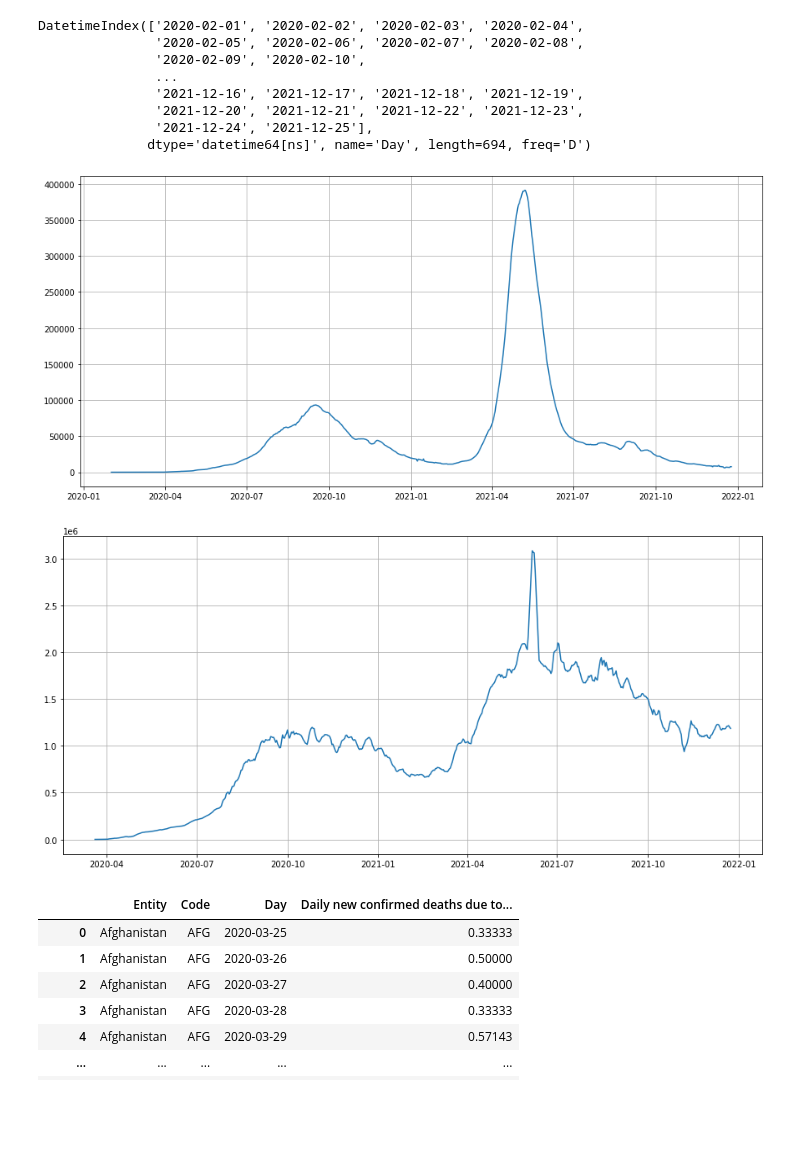
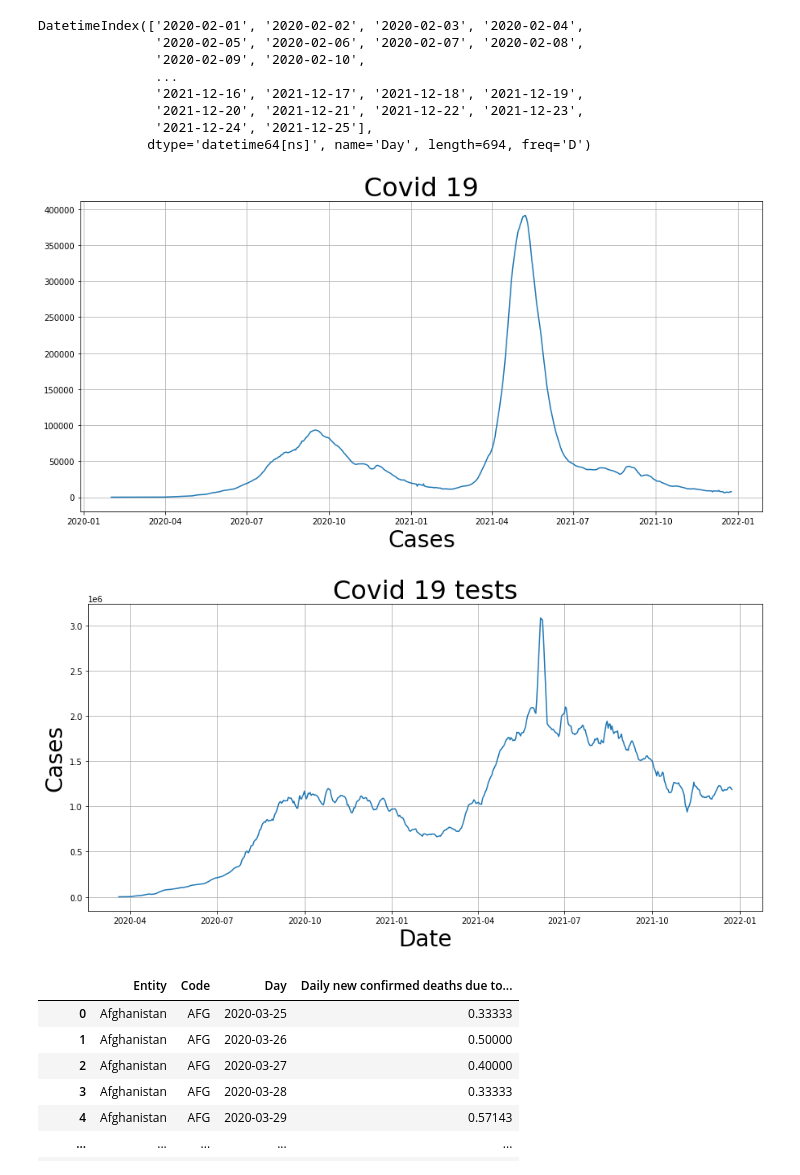
Before and after one commit to D-Aditya-Amarnath/Covid-19, a Jupyter notebook: sarima/covid-19-sarima.ipynb, the cells around one changed output. Saved outputs shown, nothing was run; the diff lists cells and outputs as text; code cells hidden in the pictures; blank space fills up the shorter version.

```diff
--- a/sarima/covid-19-sarima.ipynb
+++ b/sarima/covid-19-sarima.ipynb
@@ -120,15 +120,21 @@ plt.rcParams['figure.figsize'] = [15,7]
 # %%
 plt.plot(india_daily_tests["confirmed"])
 plt.grid(True)
+plt.title("Covid 19",size=32)
+plt.xlabel("Date",size=28)
+plt.xlabel("Cases",size=28)
 plt.show()
 # %% [output]
-[figure, old version]
+[figure, new version]
 # %%
 plt.plot(india_daily_tests["tests"])
 plt.grid(True)
+plt.title("Covid 19 tests",size=32)
+plt.xlabel("Date",size=28)
+plt.ylabel("Cases",size=28)
 plt.show()
 # %% [output]
-[figure, old version]
+[figure, new version]
 # %%
 deaths = pd.read_csv("deaths.csv")
 # %%
```
Also changed, not shown: parts of 35 cells of this notebook.
